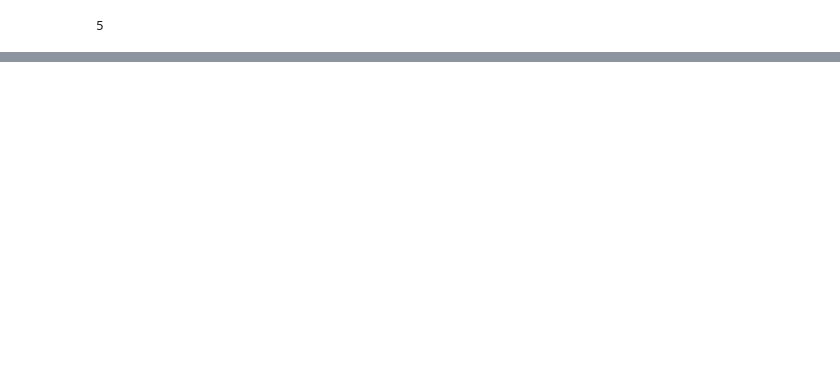
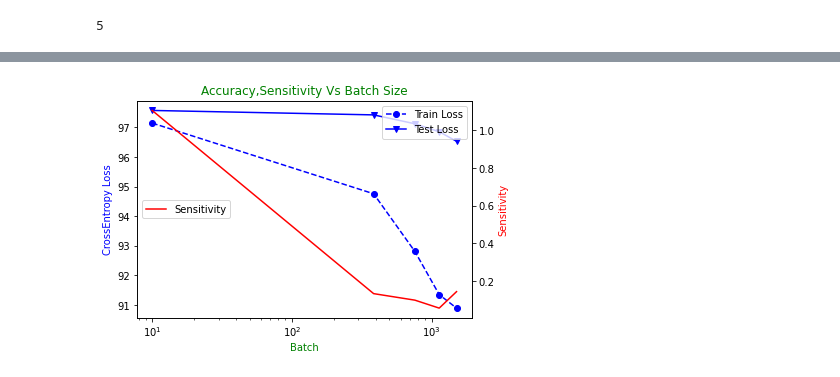
Before and after one commit to DineshchandarR/CPSC-8430-Deep-Learning-001, a Jupyter notebook: HW1/HW1.3_FlatnessVSGenP2.ipynb, the cells around one changed output, grey strips where cells are left out. Cells and saved outputs as stored; diff of their text form; code cells hidden in the pictures; blank space fills up the shorter version.

```diff
--- a/HW1/HW1.3_FlatnessVSGenP2.ipynb
+++ b/HW1/HW1.3_FlatnessVSGenP2.ipynb
@@ -257,0 +267,23 @@ NameError: name 'alpha' is not defined
+# %%
+fig,ax=plt.subplots()
+ax.plot(batchArr,minScore(modelsTrainAccArr),color="Blue", marker="o",linestyle='dashed')
+ax.plot(batchArr,modelsTestAccArr,color="Blue", marker="v")
+ax.legend(['Train Loss','Test Loss'],loc="upper right")
+ax.set_xlabel("Batch",color="Green")
+ax.set_xscale('log')
+ax.set_ylabel("CrossEntropy Loss",color = "blue")
+ax.set_title("Accuracy,Sensitivity Vs Batch Size",color="g")
+
+ax2=ax.twinx()
+ax2.plot(batchArr,modelsSensitivityArr,color="red")
+ax2.set_xlabel("Batch",color="Green")
+ax2.set_ylabel("Sensitivity",color = "red")
+ax2.legend(['Sensitivity'],loc="center left")
+
+plt.show()
+fig.savefig('D:/Clemson/COURSE/SEM-2/CPSC-8430 Deep Learning - 001/Homework/CPSC-8430-Deep-Learning-001/HW1/Diff Batch Graph HW1_3.2Acc.jpg',
+            format='jpeg',
+            dpi=100,
+            bbox_inches='tight')
+# %% [output]
+[figure, added]
```
Also changed, not shown: parts of 11 cells of this notebook, 5 other files.
